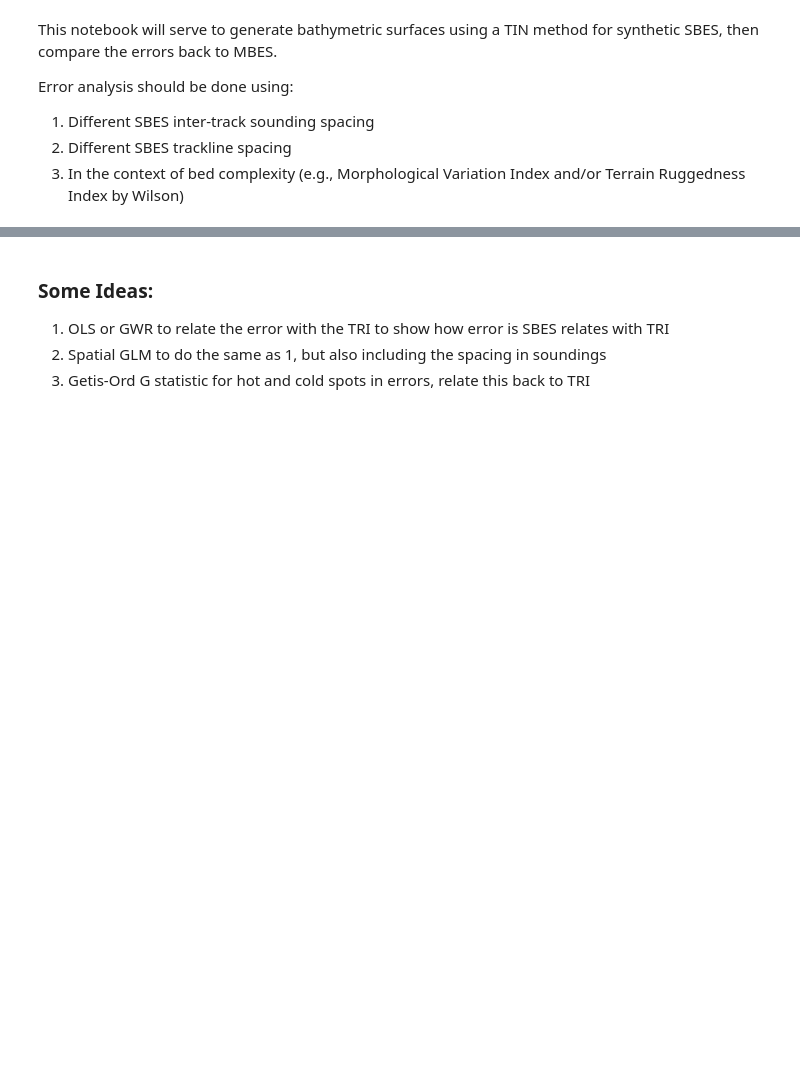
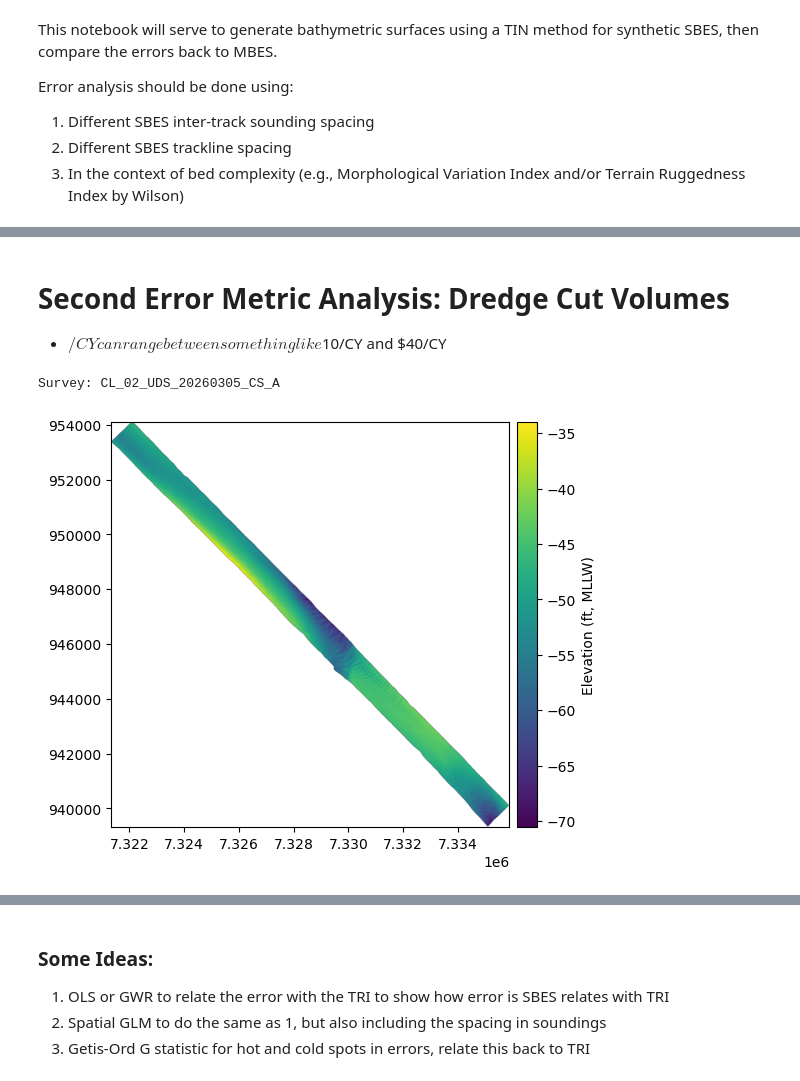
Before and after one commit to wc-caldwell/eHydroInterpolation, a Jupyter notebook: notebooks/SE2_TIN_error.ipynb, the cells around one changed output, grey strips where cells are left out. Drawn from its saved outputs; the diff is of its cells as text; code cells hidden in the pictures; blank space fills up the shorter version.

```diff
--- a/notebooks/SE2_TIN_error.ipynb
+++ b/notebooks/SE2_TIN_error.ipynb
@@ -33,6 +33,9 @@ warnings.filterwarnings('ignore', message='.*mindist parameter.*', category=Futu
 # %%
 WORK_DIR = Path('/mnt/teamgroup/AutoDBM/Public')
 CRS = pd.read_csv(WORK_DIR / 'survey_CRS_list.csv')
+crs_data = WORK_DIR / 'survey_CRS_list.csv'
+mbes = list((WORK_DIR / 'Multibeam_Validation_Points_For_Distribution').glob('*.csv'))
+sbes = list((WORK_DIR / 'Synthetic_Singlebeam_Surveys_For_Distribution').glob('*.csv'))
 # %%
 # Build a boundary catalog from SurveyJob layers, then match each survey to the best boundary by SurveyId
 data_pairs = {}
@@ -159,0 +255,19 @@ v[0].plot(
+# %% [markdown]
+# Second Error Metric Analysis: Dredge Cut Volumes
+- $/CY can range between something like $10/CY and $40/CY
+# %%
+# survey = list(survey_mbes.keys())[2]
+survey = "CL_02_UDS_20260305_CS_A"
+
+print("Survey:",survey)
+
+mbes_dbm = xdem.DEM(survey_mbes[survey][0])
+mbes_dbm.plot(
+        cmap="viridis",
+        vmin=float(mbes_dbm.get_stats("min")),
+        vmax=float(mbes_dbm.get_stats("max")),
+        cbar_title="Elevation (ft, MLLW)",
+)
+# %% [output]
+Survey: CL_02_UDS_20260305_CS_A
+[figure, added]
```
Also changed, not shown: parts of 31 cells of this notebook, 12 other files.
